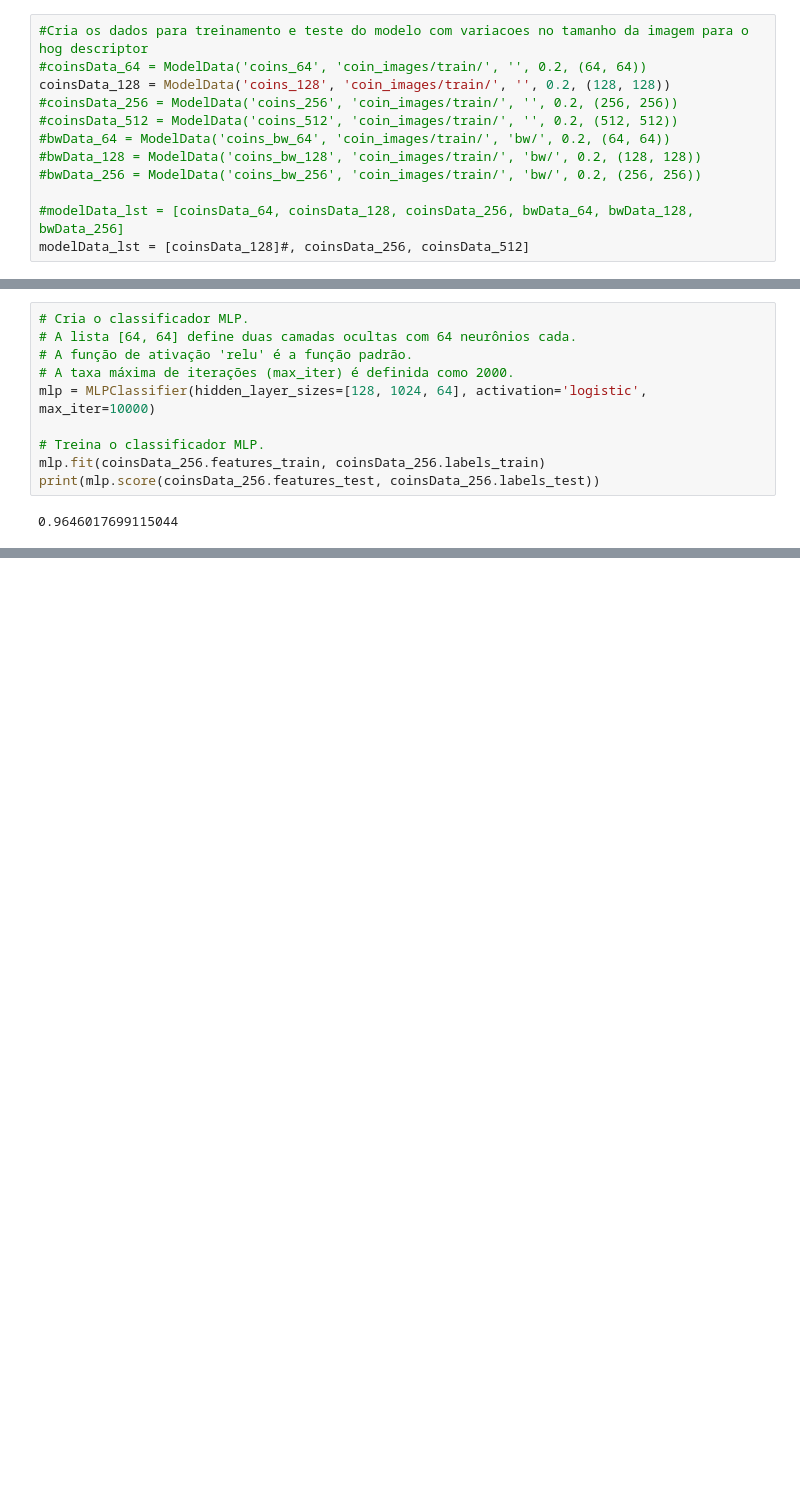
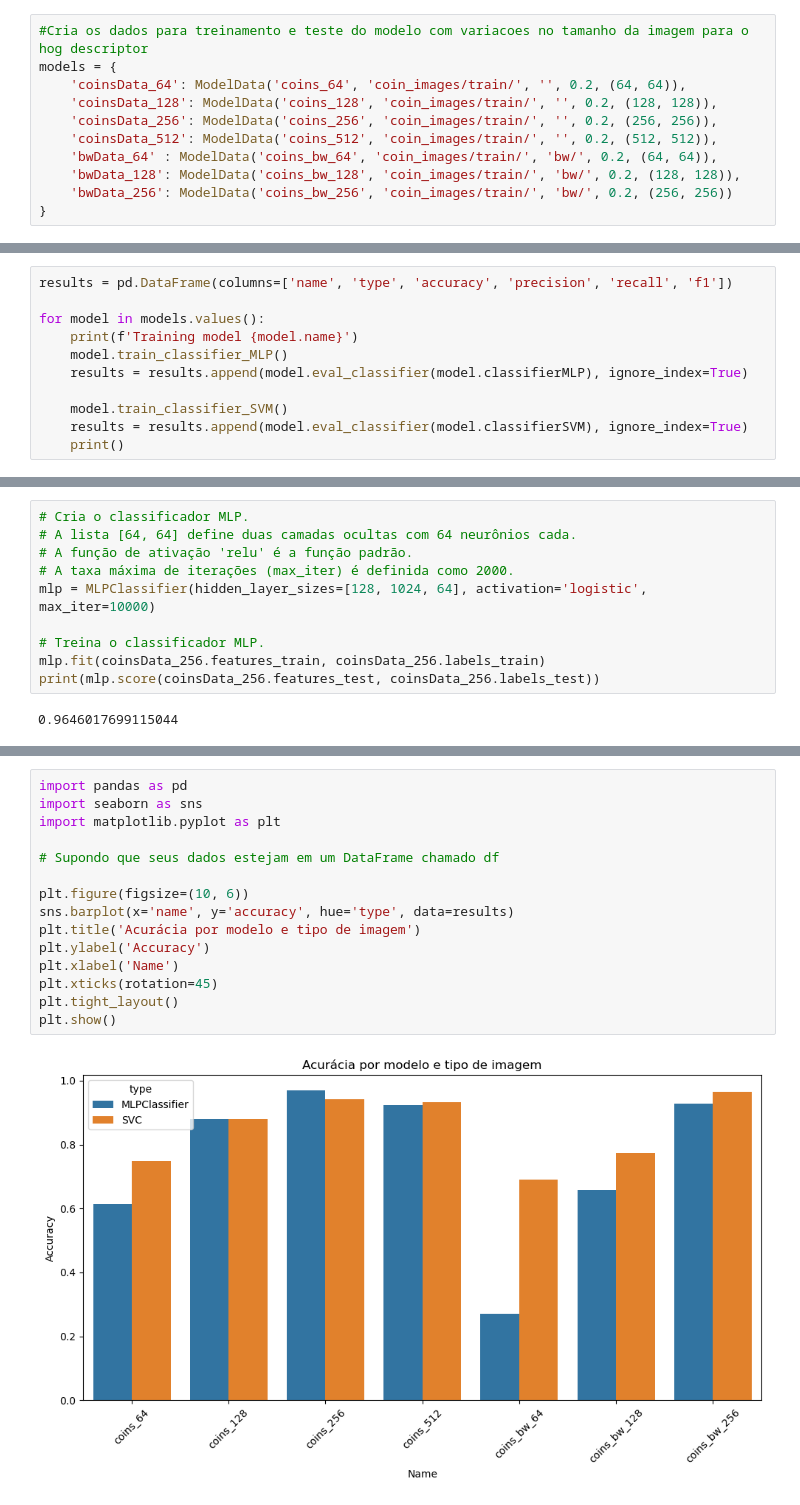
Before and after one commit to cristianomm/PUCRS, a Jupyter notebook: 2023-01/98721-04 - Introdução à Visão Computacional/Trabalhos/T1/T1_model.ipynb, the cells around one changed output, grey strips where cells are left out. Saved outputs shown, nothing was run; the diff lists cells and outputs as text; blank space fills up the shorter version.

```diff
--- a/2023-01/98721-04 - Introdução à Visão Computacional/Trabalhos/T1/T1_model.ipynb
+++ b/2023-01/98721-04 - Introdução à Visão Computacional/Trabalhos/T1/T1_model.ipynb
@@ -205,14 +230,13 @@ class ModelData:
 # %%
 #Cria os dados para treinamento e teste do modelo com variacoes no tamanho da imagem para o hog descriptor
-#coinsData_64 = ModelData('coins_64', 'coin_images/train/', '', 0.2, (64, 64))
-coinsData_128 = ModelData('coins_128', 'coin_images/train/', '', 0.2, (128, 128))
-#coinsData_256 = ModelData('coins_256', 'coin_images/train/', '', 0.2, (256, 256))
-#coinsData_512 = ModelData('coins_512', 'coin_images/train/', '', 0.2, (512, 512))
-#bwData_64 = ModelData('coins_bw_64', 'coin_images/train/', 'bw/', 0.2, (64, 64))
-#bwData_128 = ModelData('coins_bw_128', 'coin_images/train/', 'bw/', 0.2, (128, 128))
-#bwData_256 = ModelData('coins_bw_256', 'coin_images/train/', 'bw/', 0.2, (256, 256))
-
-#modelData_lst = [coinsData_64, coinsData_128, coinsData_256, bwData_64, bwData_128, bwData_256]
-modelData_lst = [coinsData_128]#, coinsData_256, coinsData_512]
+models = {
+    'coinsData_64': ModelData('coins_64', 'coin_images/train/', '', 0.2, (64, 64)),
+    'coinsData_128': ModelData('coins_128', 'coin_images/train/', '', 0.2, (128, 128)),
+    'coinsData_256': ModelData('coins_256', 'coin_images/train/', '', 0.2, (256, 256)),
+    'coinsData_512': ModelData('coins_512', 'coin_images/train/', '', 0.2, (512, 512)),
+    'bwData_64' : ModelData('coins_bw_64', 'coin_images/train/', 'bw/', 0.2, (64, 64)),
+    'bwData_128': ModelData('coins_bw_128', 'coin_images/train/', 'bw/', 0.2, (128, 128)),
+    'bwData_256': ModelData('coins_bw_256', 'coin_images/train/', 'bw/', 0.2, (256, 256))
+}
 # %% [output]
 coin_images/train/1-r\
@@ -227,0 +259,11 @@ for modelData in modelData_lst:
+# %%
+results = pd.DataFrame(columns=['name', 'type', 'accuracy', 'precision', 'recall', 'f1'])
+
+for model in models.values():
+    print(f'Training model {model.name}')
+    model.train_classifier_MLP()
+    results = results.append(model.eval_classifier(model.classifierMLP), ignore_index=True)
+
+    model.train_classifier_SVM()
+    results = results.append(model.eval_classifier(model.classifierSVM), ignore_index=True)
+    print()
@@ -259,0 +438,17 @@ detect_coins(image, mlp, coinsData_256.imageProcessor)
+# %%
+import pandas as pd
+import seaborn as sns
+import matplotlib.pyplot as plt
+
+# Supondo que seus dados estejam em um DataFrame chamado df
+
+plt.figure(figsize=(10, 6))
+sns.barplot(x='name', y='accuracy', hue='type', data=results)
+plt.title('Acurácia por modelo e tipo de imagem')
+plt.ylabel('Accuracy')
+plt.xlabel('Name')
+plt.xticks(rotation=45)
+plt.tight_layout()
+plt.show()
+# %% [output]
+[figure, added]
```
Also changed, not shown: parts of 10 cells of this notebook, 2 other files.
